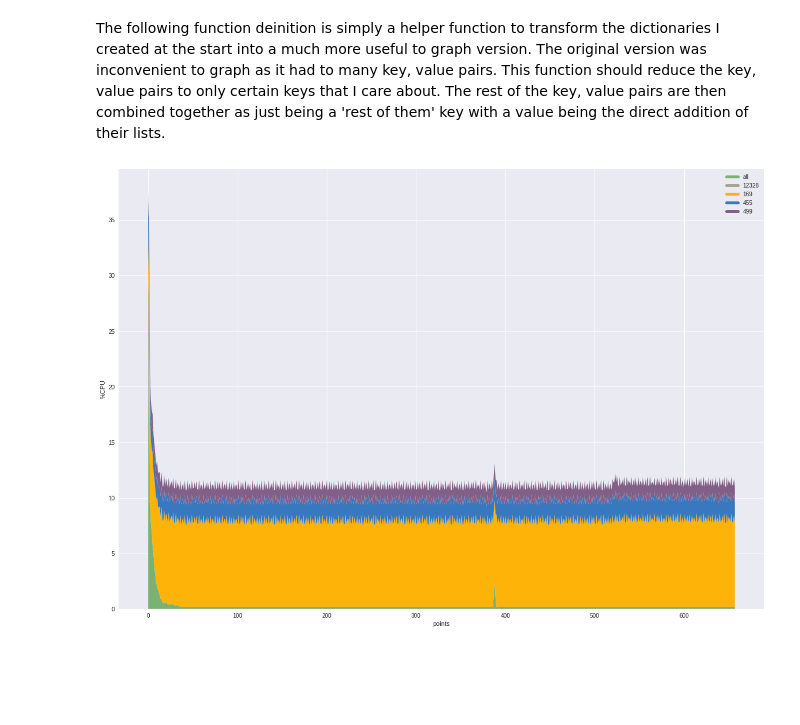
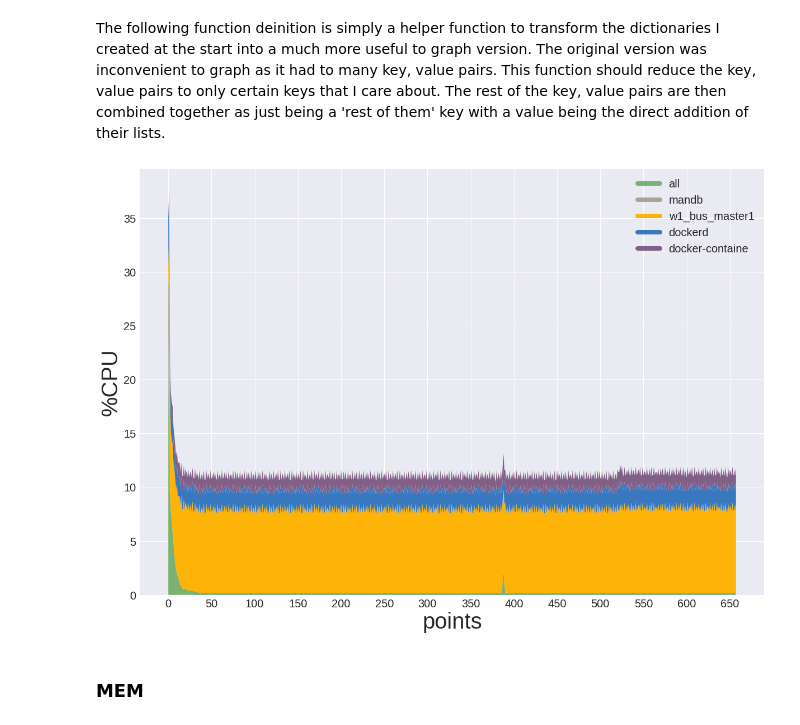
Before and after one commit to ThibaultHuyet/data_parsing, a Jupyter notebook: Notebooks/Raspberry Pi Performance.ipynb, the cells around one changed output. Drawn from its saved outputs; the diff is of its cells as text; code cells hidden in the pictures; blank space fills up the shorter version.

```diff
--- a/Notebooks/Raspberry Pi Performance.ipynb
+++ b/Notebooks/Raspberry Pi Performance.ipynb
@@ -20,6 +20,7 @@ from itertools import zip_longest       # For zipping lists that are of uneven s
 # This cell is solely for styling
 import seaborn as sns
 plt.style.use('seaborn')
+plt.rcParams['grid.linestyle'] = "-"
 # %% [markdown]
 ## Initial Helper Functions
 # %% [markdown]
@@ -304,23 +305,30 @@ concise = prep_for_graph(cpuPi, keys)
 # %%
 points = np.arange(0, len(concise['all']))
 C = ["#7bb274", "#a8a495", "#feb308", "#3778bf", "#825f87"]
 fig = plt.figure(figsize = (20, 14))
 ax = fig.add_subplot(111, label = "Performance")
 
 # Due to some bug with stackplot, a hack has to be used to get a legend up
-
-ax.plot([], [], color = C[0], label = 'all', linewidth = 5)
-ax.plot([], [], color = C[1], label = '12328', linewidth = 5)
-ax.plot([], [], color = C[2], label = '169', linewidth = 5)
-ax.plot([], [], color = C[3], label = '455', linewidth = 5)
-ax.plot([], [], color = C[4], label = '499', linewidth = 5)
+ax.plot([], [], color = C[0], label = 'all', linewidth = 8)
+ax.plot([], [], color = C[1], label = 'mandb', linewidth = 8)
+ax.plot([], [], color = C[2], label = 'w1_bus_master1', linewidth = 8)
+ax.plot([], [], color = C[3], label = 'dockerd', linewidth = 8)
+ax.plot([], [], color = C[4], label = 'docker-containe', linewidth = 8)
 
 ax.stackplot(points, concise['all'], concise['12328'], concise['169'],
              concise['455'], concise['499'], colors = C)
 
-ax.set_ylabel('%CPU')
-ax.set_xlabel('points')
-ax.legend(prop = {})
+ax.set_ylabel('%CPU', fontsize = 40)
+ax.set_xlabel('points', fontsize = 40)
+ax.set_xticks(np.arange(0, 700, 50))
+ax.set_yticks(np.arange(0, 40, 5))
+ax.legend(prop = {'size': 20})
+
+ax.tick_params(axis = 'both', which = 'major', labelsize = 20)
+ax.tick_params(axis = 'both', which = 'minor', labelsize = 20)
+
 plt.show()
 # %% [output]
-[figure, old version]
+[figure, new version]
+# %% [markdown]
+### MEM
```
Also changed, not shown: parts of 4 cells of this notebook.
